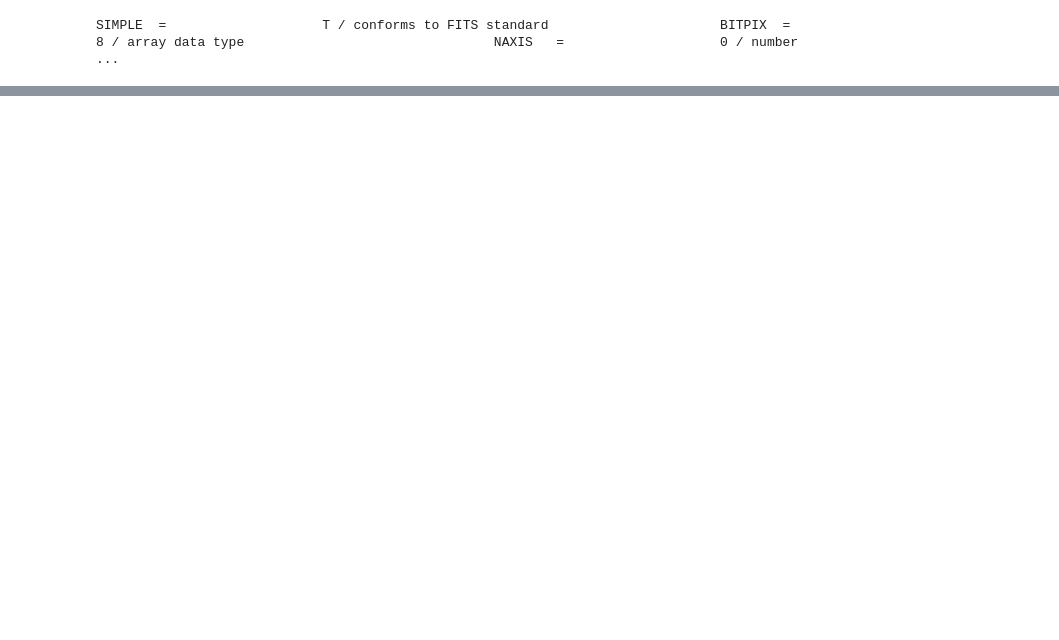
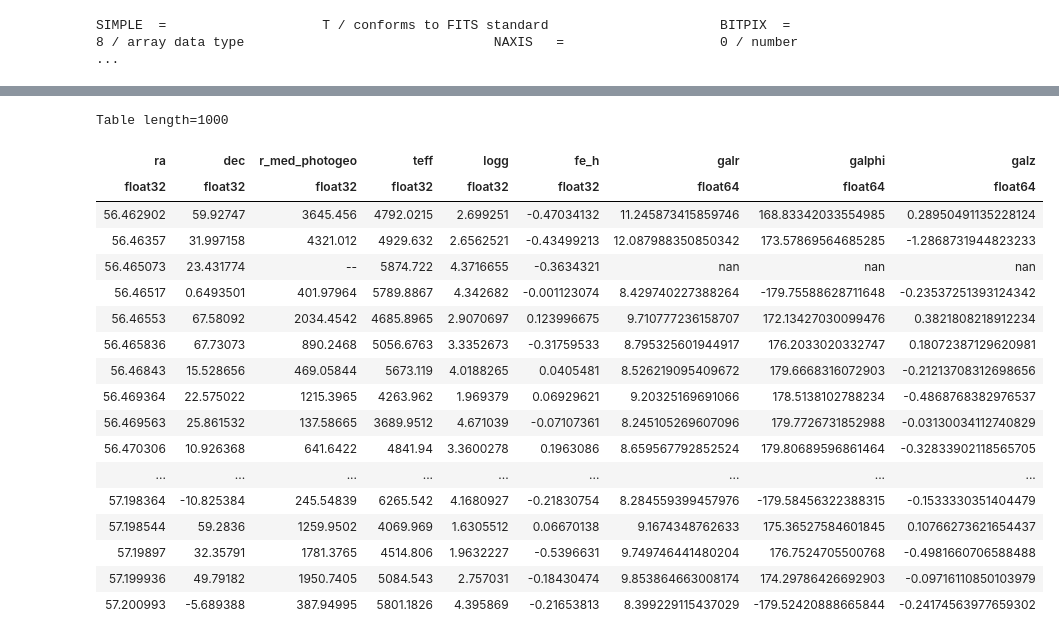
Before and after one commit to lodubay/abeona, a Jupyter notebook: notebooks/birth_radius.ipynb, the cells around one changed output, grey strips where cells are left out. Cells and saved outputs as stored; diff of their text form; code cells hidden in the pictures; blank space fills up the shorter version.

```diff
--- a/notebooks/birth_radius.ipynb
+++ b/notebooks/birth_radius.ipynb
@@ -45,0 +121,26 @@ Table length=1089927
+# %%
+galr, galphi, galz = skycoord_to_galactocentric(testdata['ra'], testdata['dec'], testdata['r_med_photogeo'])
+testdata['galr'] = galr
+testdata['galphi'] = galphi
+testdata['galz'] = galz
+testdata
+# %% [output]
+Table length=1000
+| ra | dec | r_med_photogeo | teff | logg | fe_h | galr | galphi | galz |
+| float32 | float32 | float32 | float32 | float32 | float32 | float64 | float64 | float64 |
+| 56.462902 | 59.92747 | 3645.456 | 4792.0215 | 2.699251 | -0.47034132 | 11.245873415859746 | 168.83342033554985 | 0.28950491135228124 |
+| 56.46357 | 31.997158 | 4321.012 | 4929.632 | 2.6562521 | -0.43499213 | 12.087988350850342 | 173.57869564685285 | -1.2868731944823233 |
+| 56.465073 | 23.431774 | -- | 5874.722 | 4.3716655 | -0.3634321 | nan | nan | nan |
+| 56.46517 | 0.6493501 | 401.97964 | 5789.8867 | 4.342682 | -0.001123074 | 8.429740227388264 | -179.75588628711648 | -0.23537251393124342 |
+| 56.46553 | 67.58092 | 2034.4542 | 4685.8965 | 2.9070697 | 0.123996675 | 9.710777236158707 | 172.13427030099476 | 0.3821808218912234 |
+| 56.465836 | 67.73073 | 890.2468 | 5056.6763 | 3.3352673 | -0.31759533 | 8.795325601944917 | 176.2033020332747 | 0.18072387129620981 |
+| 56.46843 | 15.528656 | 469.05844 | 5673.119 | 4.0188265 | 0.0405481 | 8.526219095409672 | 179.6668316072903 | -0.21213708312698656 |
+| 56.469364 | 22.575022 | 1215.3965 | 4263.962 | 1.969379 | 0.06929621 | 9.20325169691066 | 178.5138102788234 | -0.4868768382976537 |
+| 56.469563 | 25.861532 | 137.58665 | 3689.9512 | 4.671039 | -0.07107361 | 8.245105269607096 | 179.7726731852988 | -0.03130034112740829 |
+| 56.470306 | 10.926368 | 641.6422 | 4841.94 | 3.3600278 | 0.1963086 | 8.659567792852524 | 179.80689596861464 | -0.32833902118565705 |
+| ... | ... | ... | ... | ... | ... | ... | ... | ... |
+| 57.198364 | -10.825384 | 245.54839 | 6265.542 | 4.1680927 | -0.21830754 | 8.284559399457976 | -179.58456322388315 | -0.1533330351404479 |
+| 57.198544 | 59.2836 | 1259.9502 | 4069.969 | 1.6305512 | 0.06670138 | 9.1674348762633 | 175.36527584601845 | 0.10766273621654437 |
+| 57.19897 | 32.35791 | 1781.3765 | 4514.806 | 1.9632227 | -0.5396631 | 9.749746441480204 | 176.7524705500768 | -0.4981660706588488 |
+| 57.199936 | 49.79182 | 1950.7405 | 5084.543 | 2.757031 | -0.18430474 | 9.853864663008174 | 174.29786426692903 | -0.09716110850103979 |
+| 57.200993 | -5.689388 | 387.94995 | 5801.1826 | 4.395869 | -0.21653813 | 8.399229115437029 | -179.52420888665844 | -0.24174563977659302 |
```
Also changed, not shown: parts of 17 cells of this notebook, 1 other file.
